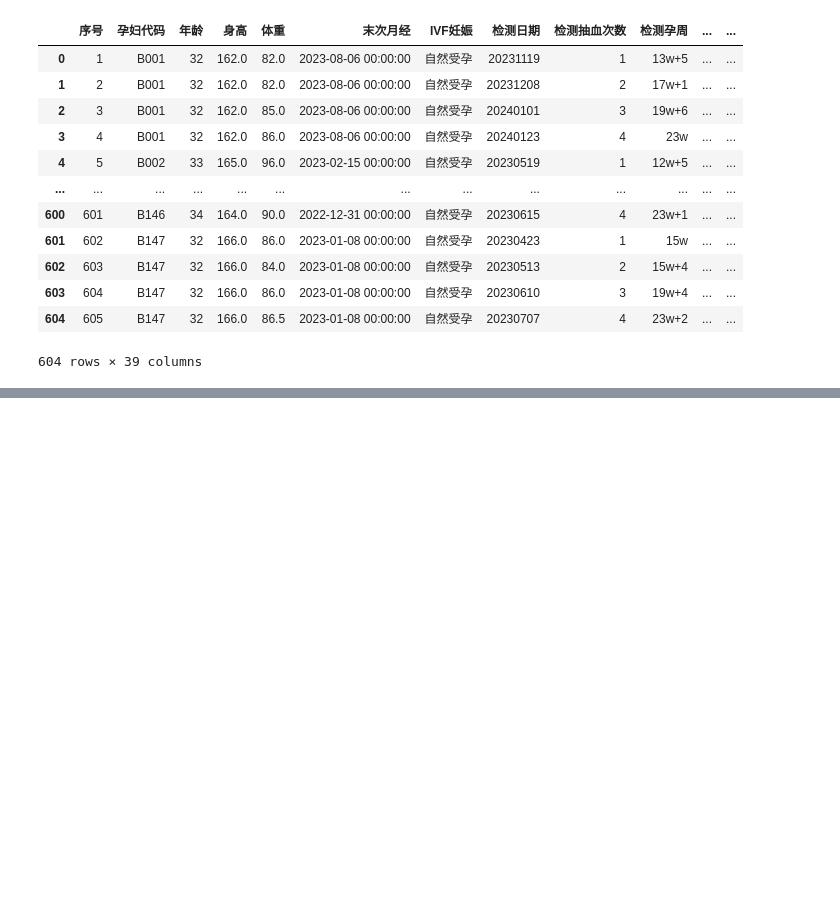
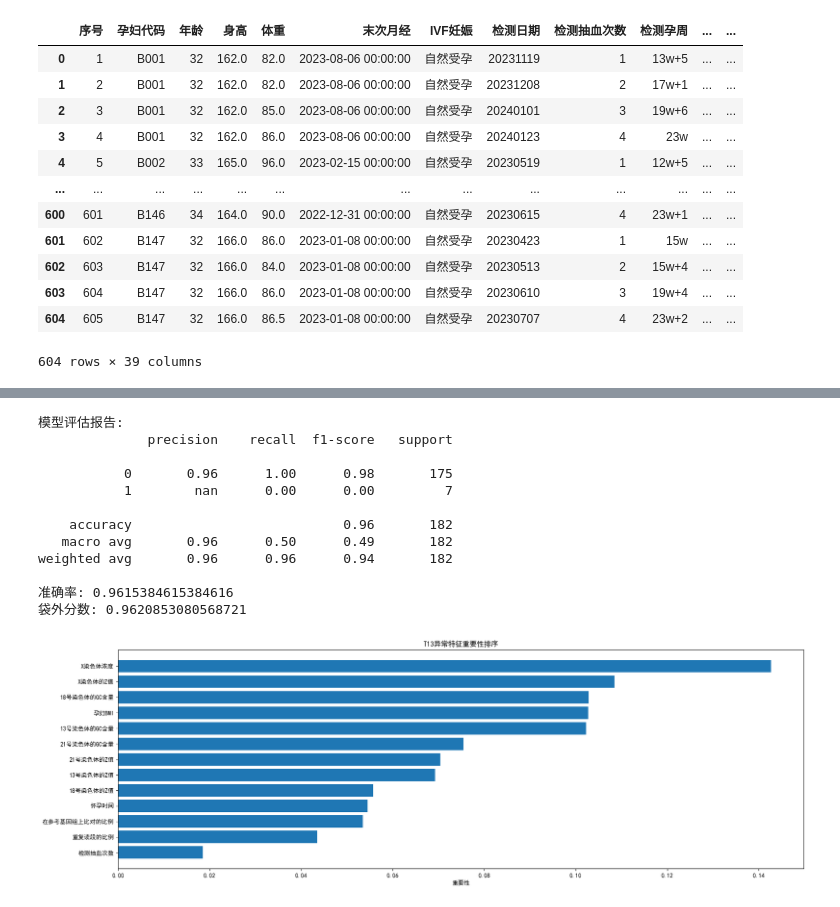
Before and after one commit to BoomberAsp/2025CUMCM, a Jupyter notebook: Q4.ipynb, the cells around one changed output, grey strips where cells are left out. Cells and saved outputs as stored; diff of their text form; code cells hidden in the pictures; blank space fills up the shorter version.

```diff
--- a/Q4.ipynb
+++ b/Q4.ipynb
@@ -233,0 +275,19 @@ weighted avg       0.92      0.91      0.88       182
+# %%
+#训练“T13异常”随机森林模型
+train_model(rf2,target2)
+#T13异常判定
+plot_feature_importances(rf2,target2,1)
+# %% [output]
+模型评估报告:
+              precision    recall  f1-score   support
+
+           0       0.96      1.00      0.98       175
+           1        nan      0.00      0.00         7
+
+    accuracy                           0.96       182
+   macro avg       0.96      0.50      0.49       182
+weighted avg       0.96      0.96      0.94       182
+
+准确率: 0.9615384615384616
+袋外分数: 0.9620853080568721
+[figure, added]
```
Also changed, not shown: parts of 9 cells of this notebook.
